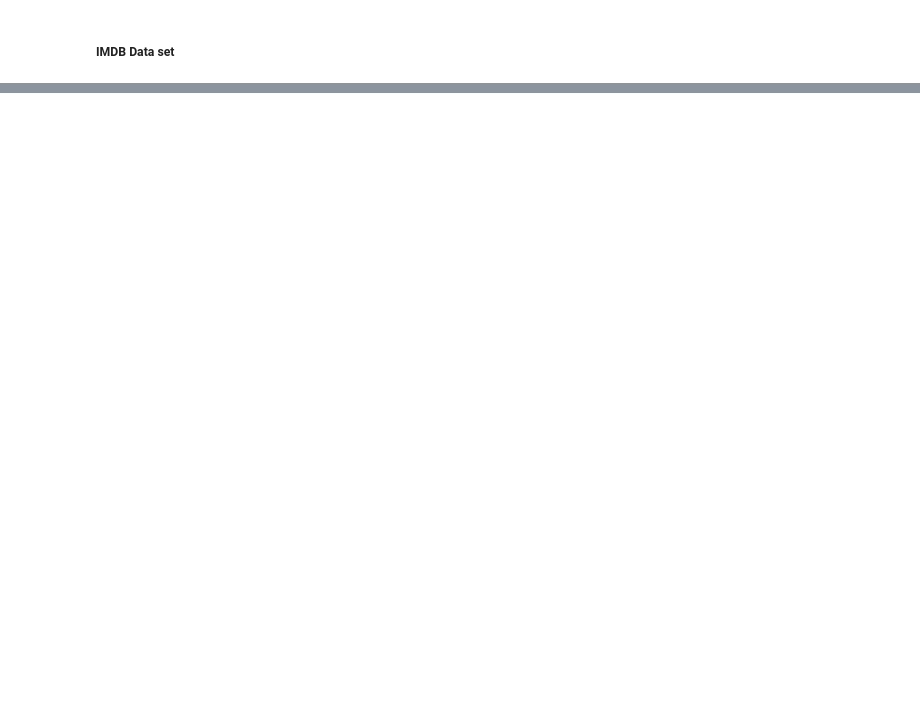
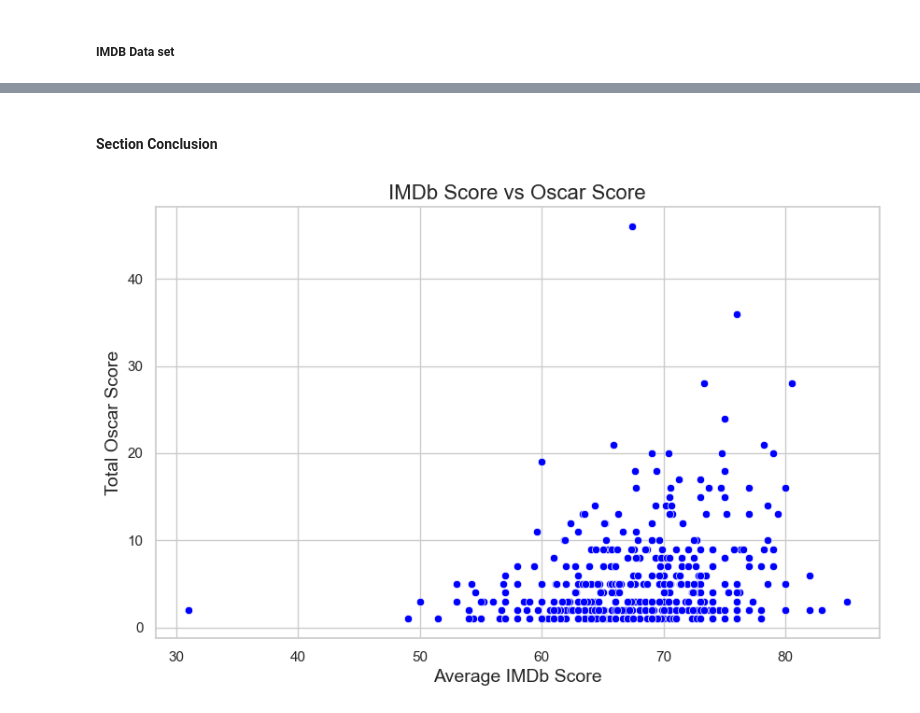
Before and after one commit to epfl-ada/ada-2024-project-bluesweater, a Jupyter notebook: results.ipynb, the cells around one changed output, grey strips where cells are left out. Cells and saved outputs as stored; diff of their text form; code cells hidden in the pictures; blank space fills up the shorter version.

```diff
--- a/results.ipynb
+++ b/results.ipynb
@@ -335,0 +347,28 @@ oscar.head(10)
+# %%
+def calculate_imdb_scores(oscar_analysis, imdb):
+    # Creating imdb_score and num_movies
+    oscar_analysis['imdb_score'] = 0
+    oscar_analysis['num_movies'] = 0
+
+    # Looping through each movie
+    for index, row in imdb.iterrows():
+        # Split the 'crew' column to get a list of actors
+        crew_list = str(row['crew']).split(',')
+        imdb_rating = row['score']
+
+        # Looping through each actor
+        for actor in oscar_analysis['actor_name']:
+            # If actor is in the list of actors for the current movie
+            if actor in crew_list:
+                # Adding the IMDb score to the actor's total score
+                oscar_analysis.loc[oscar_analysis['actor_name'] == actor, 'imdb_score'] += imdb_rating
+                # Incrementing the number of movies the actor has participated in
+                oscar_analysis.loc[oscar_analysis['actor_name'] == actor, 'num_movies'] += 1
+
+    # Calculating average IMDb score
+    oscar_analysis['imdb_score'] = oscar_analysis['imdb_score'] / oscar_analysis['num_movies']
+
+    return oscar_analysis
+# %%
+oscar_analysis = calculate_imdb_scores(oscar_analysis, imdb)
+oscar_analysis.head()
@@ -335,0 +382,19 @@ oscar.head(10)
+# %% [markdown]
+#### Section Conclusion
+# %%
+# Set the style for the plot
+sns.set(style="whitegrid")
+
+# Create the scatter plot for imdb_score vs total_oscar_score
+plt.figure(figsize=(10, 6))
+sns.scatterplot(x='imdb_score', y='total_oscar_score', data=oscar_analysis, color='blue', marker='o')
+
+# Add titles and labels
+plt.title('IMDb Score vs Oscar Score', fontsize=16)
+plt.xlabel('Average IMDb Score', fontsize=14)
+plt.ylabel('Total Oscar Score', fontsize=14)
+
+# Display the plot
+plt.show()
+# %% [output]
+[figure, added]
```
Also changed, not shown: parts of 65 cells of this notebook.
